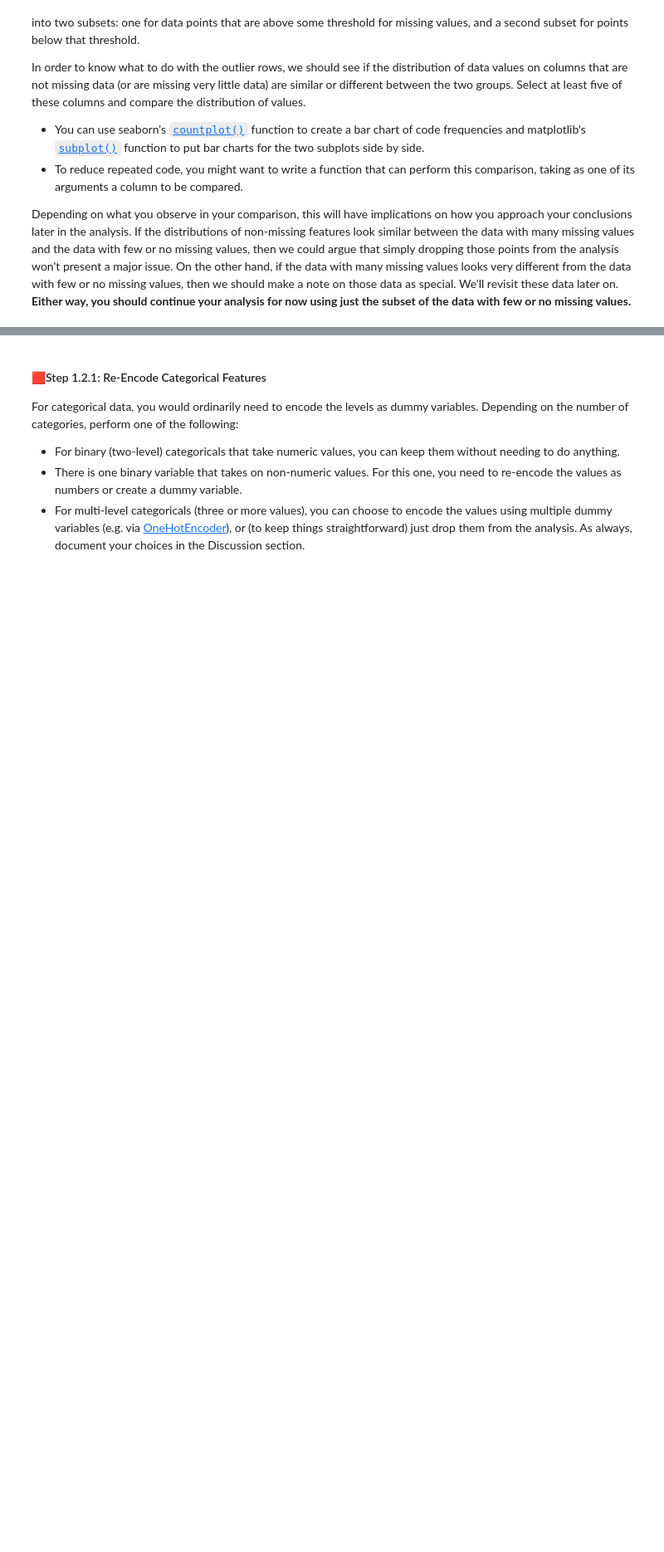
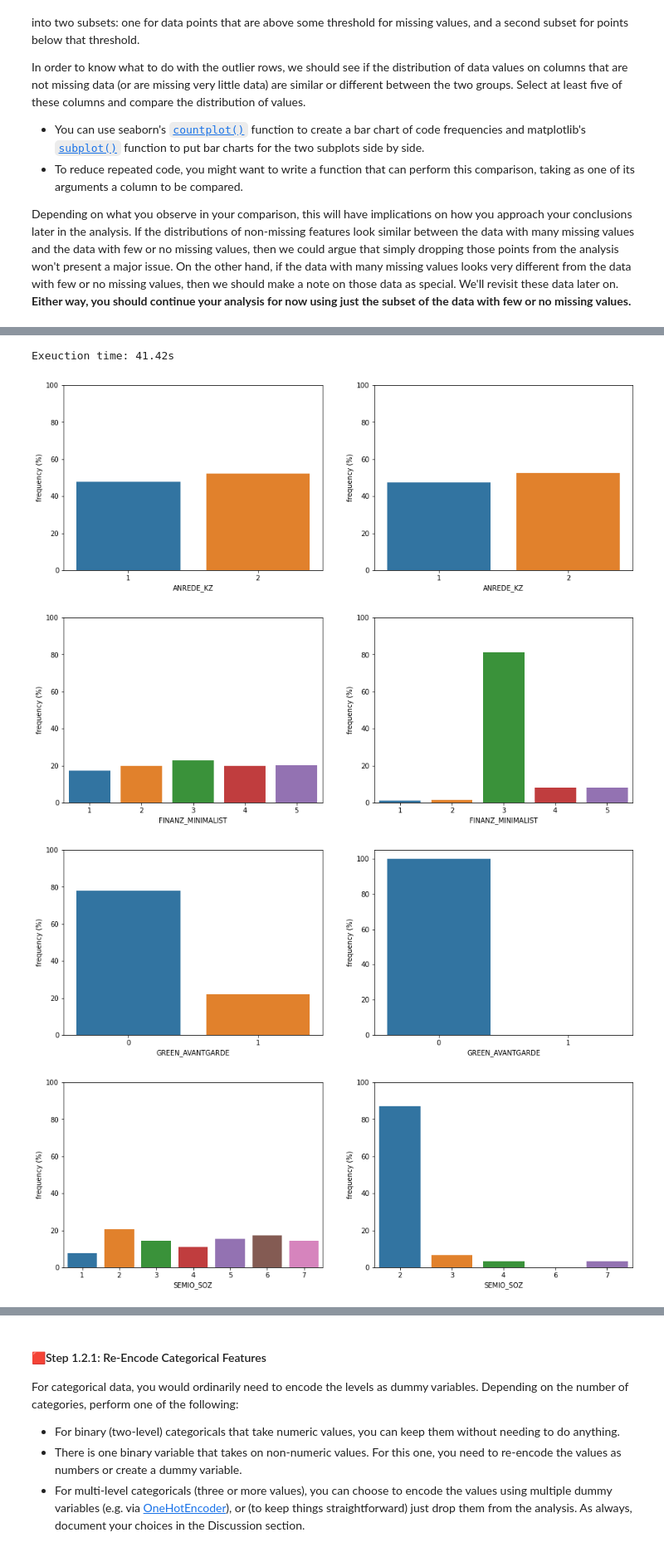
Before and after one commit to alexgeorgousis/customer-segments, a Jupyter notebook: Identify_Customer_Segments.ipynb, the cells around one changed output, grey strips where cells are left out. Shown: that part at 83% size. Cells and saved outputs as stored; diff of their text form; code cells hidden in the pictures; blank space fills up the shorter version.

```diff
--- a/Identify_Customer_Segments.ipynb
+++ b/Identify_Customer_Segments.ipynb
@@ -190,30 +186,15 @@ See the caveats in the documentation: https://pandas.pydata.org/pandas-docs/stab
 # %%
-def compare_dists(column):
-    """
-    Given a column with 0 (or close to 0) missing values.
-    Split the column into two subsets:
-        one contains values that belong to rows with many missing values
-        and the other values that belong to rows with very few (or no) missing values.
-    Plot the two subsets to compare them.
+def compare_col_dists(column_name):
 
-    :column: column with few missing values to split and compare
-    """
-
-    # Split column into the two subsets usign globals 'above_thresh' and 'below_thresh'
-    sub1 = pd.DataFrame(column[below_thresh.index.values].rename("No Missing Values"))
-    sub2 = pd.DataFrame(column[above_thresh.index.values].rename("Missing Values"))
+    # Split column into subsets with no and many nans
+    no_nans = pd.DataFrame(below_thresh[column_name])
+    many_nans = pd.DataFrame(above_thresh[column_name])
 
     # Plot frequency distributions of the two subsets
-    fig, ax = plt.subplots(1, 2)
-    sns.barplot(x="No Missing Values", y="No Missing Values", data=sub1, ax=ax[0], estimator=lambda x: len(x) / len(sub1)*100)
-    sns.barplot(x="Missing Values", y="Missing Values", data=sub2, ax=ax[1], estimator=lambda x: len(x) / len(sub2)*100)
-
+    fig, ax = plt.subplots(1, 2, figsize=(15, 5))
+    sns.barplot(x=column_name, y=column_name, data=no_nans, ax=ax[0], estimator=lambda x: len(x)/len(no_nans)*100)
+    sns.barplot(x=column_name, y=column_name, data=many_nans, ax=ax[1], estimator=lambda x: len(x)/len(many_nans)*100)
     ax[0].set_yticks(np.arange(0, 101, 20))
     ax[1].set_yticks(np.arange(0, 101, 20))
-
-    ax[0].set(ylabel="percent (%)")
-    ax[1].set(ylabel="percent (%)")
-
-    fig.suptitle(column.name)
-    fig.tight_layout(pad=3.0)
-    fig.show()
+    ax[0].set_ylabel("frequency (%)")
+    ax[1].set_ylabel("frequency (%)")
@@ -231,0 +201,17 @@ compare_dists(azdias_clean["ZABEOTYP"])
+# %%
+columns = ['ANREDE_KZ', 'FINANZ_MINIMALIST', 'GREEN_AVANTGARDE', 'SEMIO_SOZ', 'ZABEOTYP']
+
+start = time.time()
+for col in columns:
+    compare_col_dists(col)
+end = time.time()
+print("Exeuction time: {}s".format(np.around(end-start, decimals=2)))
+
+plt.tight_layout()
+plt.show()
+# %% [output]
+Exeuction time: 41.42s
+[figure, added]
+[figure, added]
+[figure, added]
+[figure, added]
```
Also changed, not shown: parts of 52 cells of this notebook.
